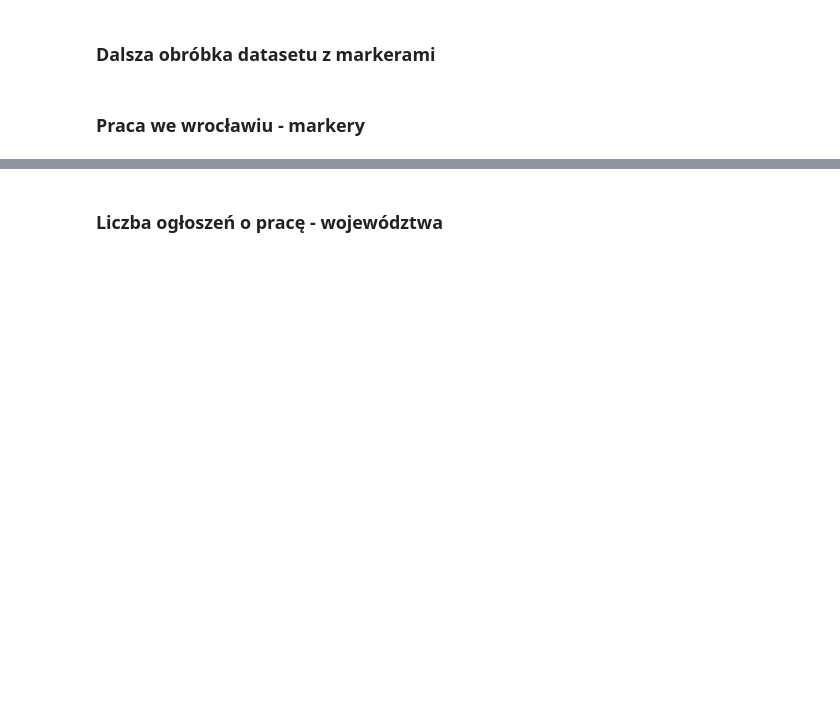
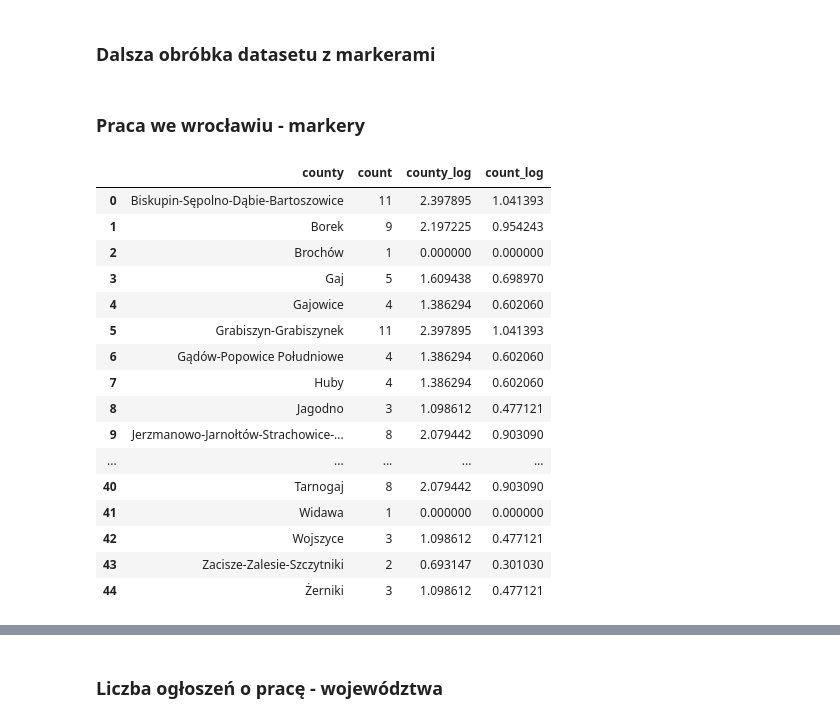
Before and after one commit to pszelew/pnwdz, a Jupyter notebook: PDP_Projekt_Mapy_Patryk.ipynb, the cells around one changed output, grey strips where cells are left out. Drawn from its saved outputs; the diff is of its cells as text; code cells hidden in the pictures; blank space fills up the shorter version.

Commit message:
Added wroclaw map

```diff
--- a/PDP_Projekt_Mapy_Patryk.ipynb
+++ b/PDP_Projekt_Mapy_Patryk.ipynb
@@ -78,7 +78,7 @@ map_country_markers.save("map_country_markers.html")
 #     df_markers.apply(lambda row: geolocator.reverse(row['marker_coords']).address.split(', '), axis=1)
 # %%
 # df_wroclaw_markers.to_csv('markers_with_adressess.csv', index=True)
-df_markers = pd.read_csv('markers_with_adressess.csv')
+df_markers = pd.read_csv('all_data/markers_with_adressess.csv')
 # %%
 df_markers.drop_duplicates(subset=['open_street_raw', 'marker_coords', 'inferred_location', 'geopy_address'], inplace=True)
 # %%
@@ -112,6 +112,28 @@ df_wroclaw_markers['count'] = df_wroclaw_markers.apply(lambda row: 1, axis=1)
 df_wroclaw_markers_count = df_wroclaw_markers.groupby(['county'])['count'].sum().reset_index()
 # %%
 df_wroclaw_markers_count['county'] = df_wroclaw_markers_count.apply(lambda row: row['county'].replace("-", " - "), axis=1)
+# %%
+df_wroclaw_markers_count['count_log'] = np.log10(df_wroclaw_markers_count['count'])
+# %%
+df_wroclaw_markers_count
+# %% [output]
+|  | county | count | county_log | count_log |
+| 0 | Biskupin-Sępolno-Dąbie-Bartoszowice | 11 | 2.397895 | 1.041393 |
+| 1 | Borek | 9 | 2.197225 | 0.954243 |
+| 2 | Brochów | 1 | 0.000000 | 0.000000 |
+| 3 | Gaj | 5 | 1.609438 | 0.698970 |
+| 4 | Gajowice | 4 | 1.386294 | 0.602060 |
+| 5 | Grabiszyn-Grabiszynek | 11 | 2.397895 | 1.041393 |
+| 6 | Gądów-Popowice Południowe | 4 | 1.386294 | 0.602060 |
+| 7 | Huby | 4 | 1.386294 | 0.602060 |
+| 8 | Jagodno | 3 | 1.098612 | 0.477121 |
+| 9 | Jerzmanowo-Jarnołtów-Strachowice-... | 8 | 2.079442 | 0.903090 |
+| ... | ... | ... | ... | ... |
+| 40 | Tarnogaj | 8 | 2.079442 | 0.903090 |
+| 41 | Widawa | 1 | 0.000000 | 0.000000 |
+| 42 | Wojszyce | 3 | 1.098612 | 0.477121 |
+| 43 | Zacisze-Zalesie-Szczytniki | 2 | 0.693147 | 0.301030 |
+| 44 | Żerniki | 3 | 1.098612 | 0.477121 |
 # %%
 df_wroclaw_markers_count.drop(df_wroclaw_markers_count[df_wroclaw_markers_count['county'] == 'Stare Miasto'].index, inplace=True)
 # %%
```
Also changed, not shown: parts of 4 cells of this notebook, 3 other files.
